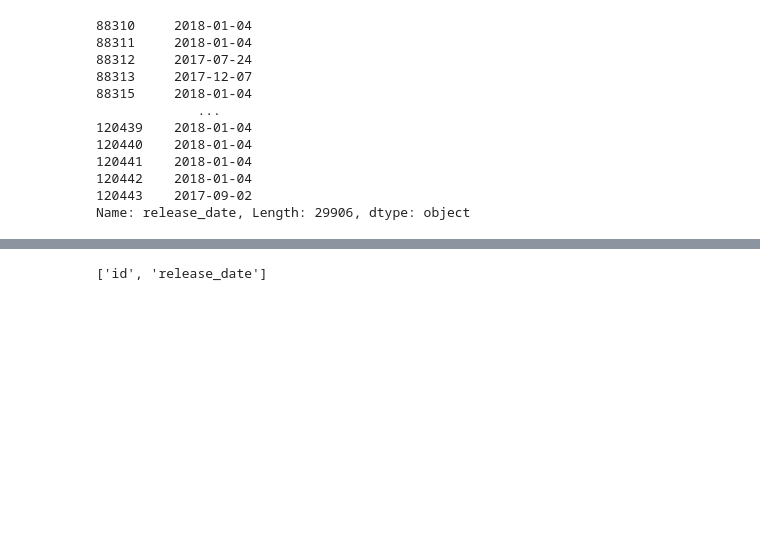
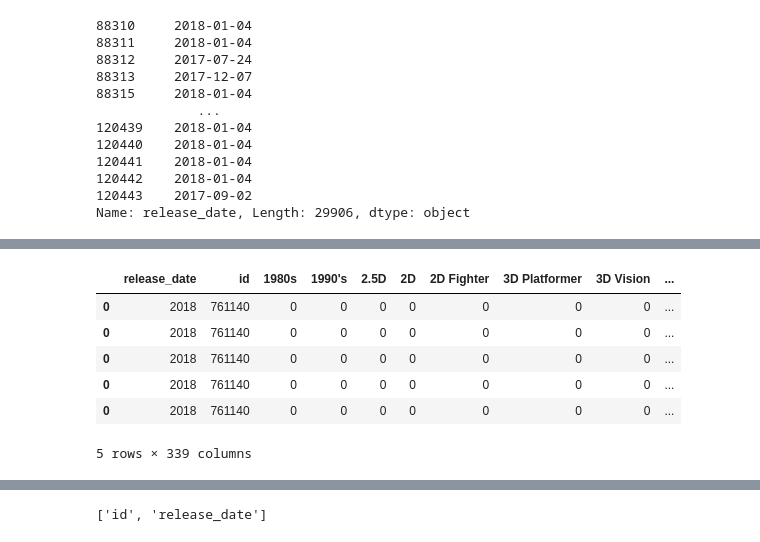
Before and after one commit to PrietoPy/PI_ML_OPS-PT, a Jupyter notebook: Borrador.ipynb, the cells around one changed output, grey strips where cells are left out. Saved outputs shown, nothing was run; the diff lists cells and outputs as text; code cells hidden in the pictures; blank space fills up the shorter version.

```diff
--- a/Borrador.ipynb
+++ b/Borrador.ipynb
@@ -421 +249,11 @@ games.head()
+# %%
+games.head()
+# %% [output]
+|  | release_date | id | 1980s | 1990's | 2.5D | 2D | 2D Fighter | 3D Platformer | 3D Vision | ... |
+| 0 | 2018 | 761140 | 0 | 0 | 0 | 0 | 0 | 0 | 0 | ... |
+| 0 | 2018 | 761140 | 0 | 0 | 0 | 0 | 0 | 0 | 0 | ... |
+| 0 | 2018 | 761140 | 0 | 0 | 0 | 0 | 0 | 0 | 0 | ... |
+| 0 | 2018 | 761140 | 0 | 0 | 0 | 0 | 0 | 0 | 0 | ... |
+| 0 | 2018 | 761140 | 0 | 0 | 0 | 0 | 0 | 0 | 0 | ... |
+5 rows × 339 columns
 # %%
```
Also changed, not shown: parts of 75 cells of this notebook, 7 other files.
